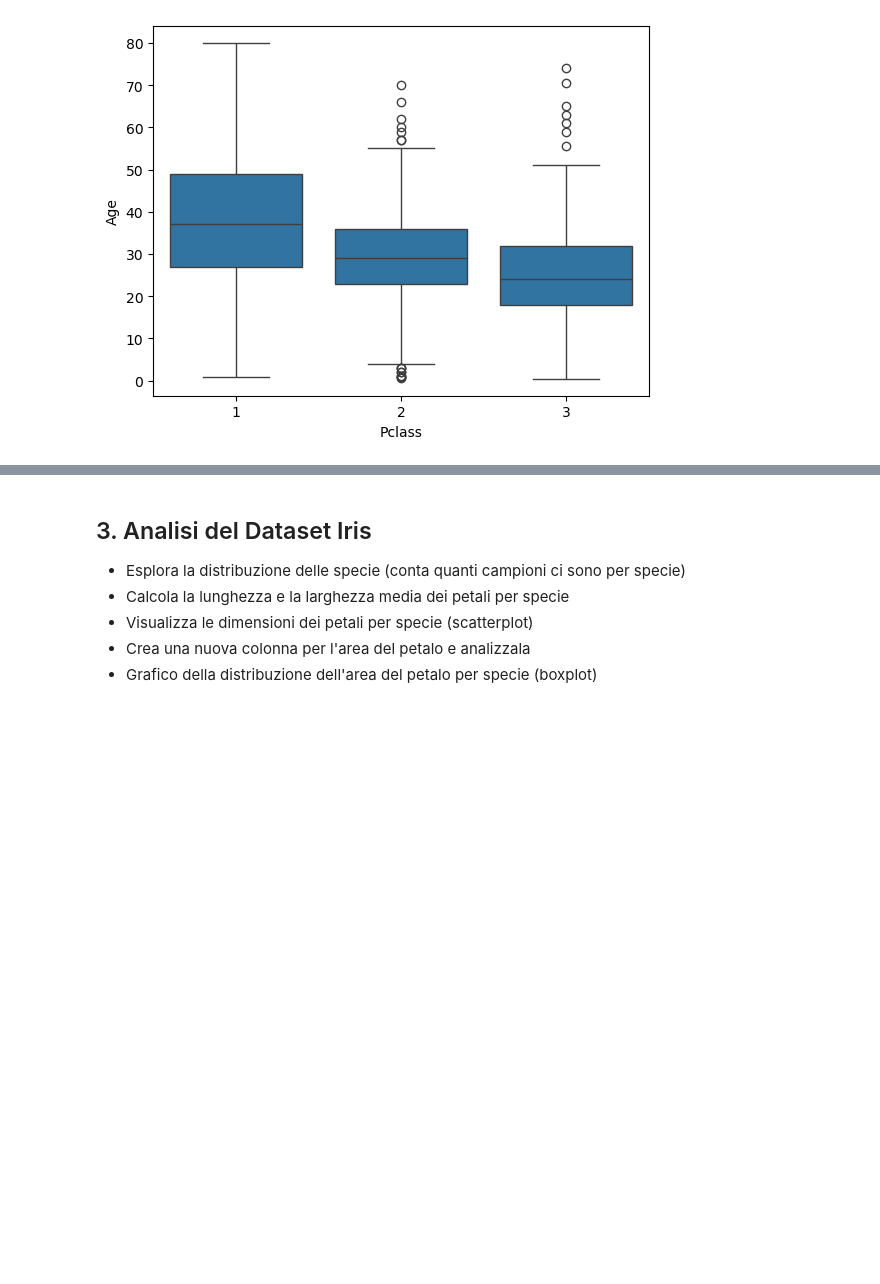
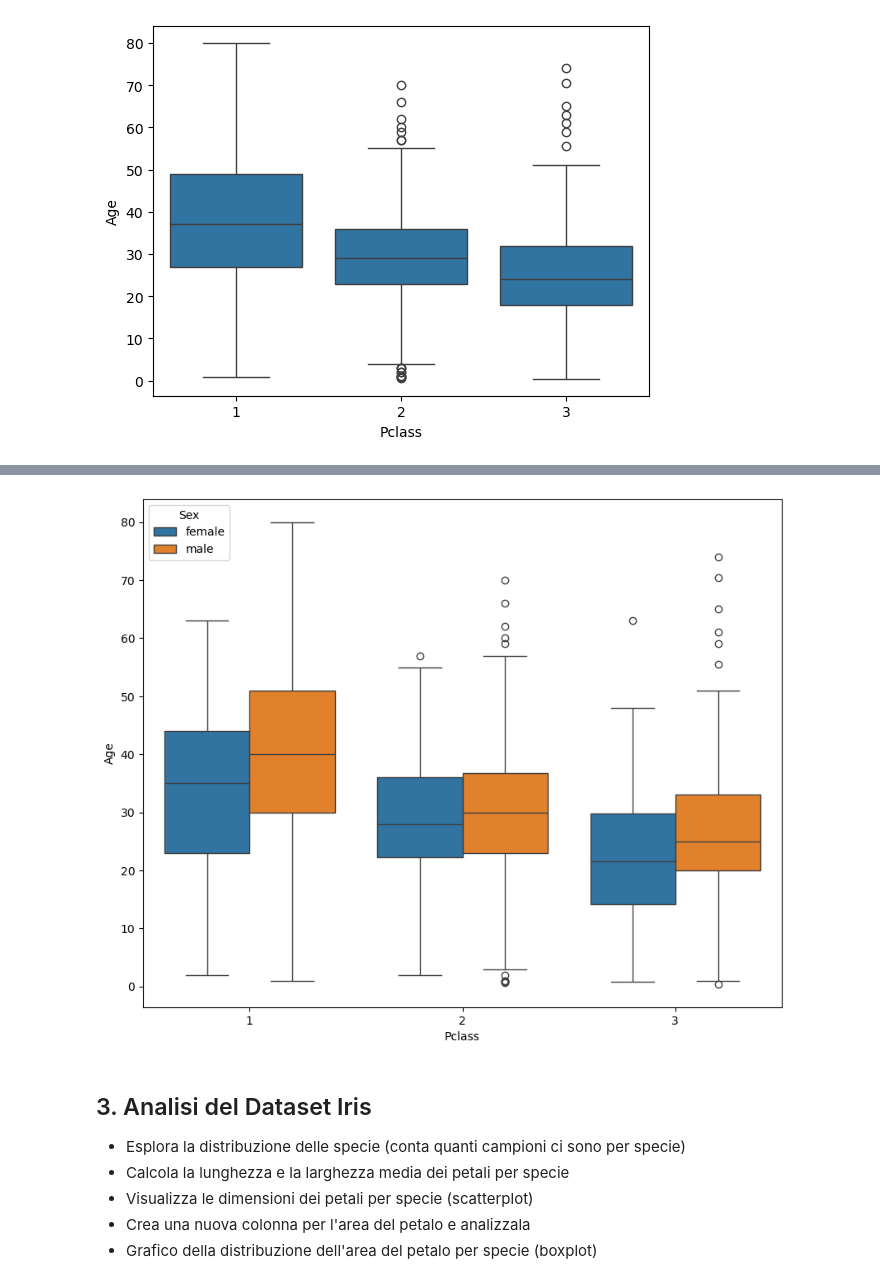
Before and after one commit to Blaz05/ProgrammingLab2, a Jupyter notebook: 4_Esercizi_lez_4.ipynb, the cells around one changed output, grey strips where cells are left out. Drawn from its saved outputs; the diff is of its cells as text; code cells hidden in the pictures; blank space fills up the shorter version.

```diff
--- a/4_Esercizi_lez_4.ipynb
+++ b/4_Esercizi_lez_4.ipynb
@@ -100,5 +95,5 @@ Name: Embarked, dtype: object
 # %%
-df['Embarked'] = df['Embarked'].fillna('S')
+moda = df['Embarked'].mode()
+df['Embarked'] = df['Embarked'].fillna(moda[0])
 # %%
-df.dropna(subset=['Age'], inplace=True)
-df.duplicated().sum()
+df.dropna(subset='Age', inplace=True)
@@ -107,6 +104,5 @@ np.int64(0)
 # %%
 età_media = df['Age'].mean()
-df['Age'] = df['Age'].fillna(età_media)
 df.groupby('Pclass')['Age'].mean()
 # %% [output]
 Pclass
@@ -126,3 +119,9 @@ plt.show()
+# %%
+plt.figure(figsize=(10,8))
+sns.boxplot(data=df, x='Pclass', y='Age', hue='Sex')
+plt.show()
+# %% [output]
+[figure, added]
 # %% [markdown]
 ## 3. Analisi del Dataset Iris
 
```
Also changed, not shown: parts of 14 cells of this notebook.
